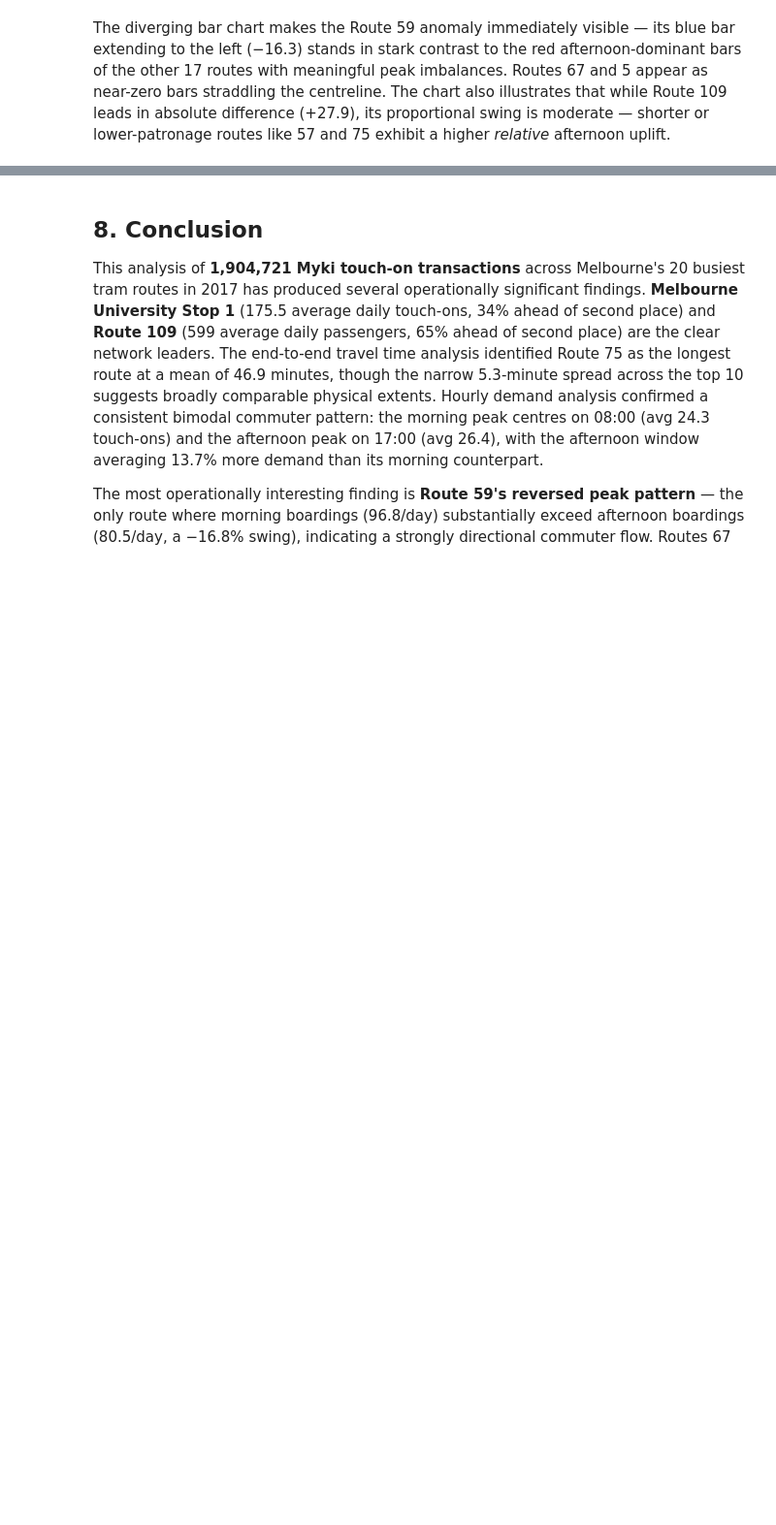
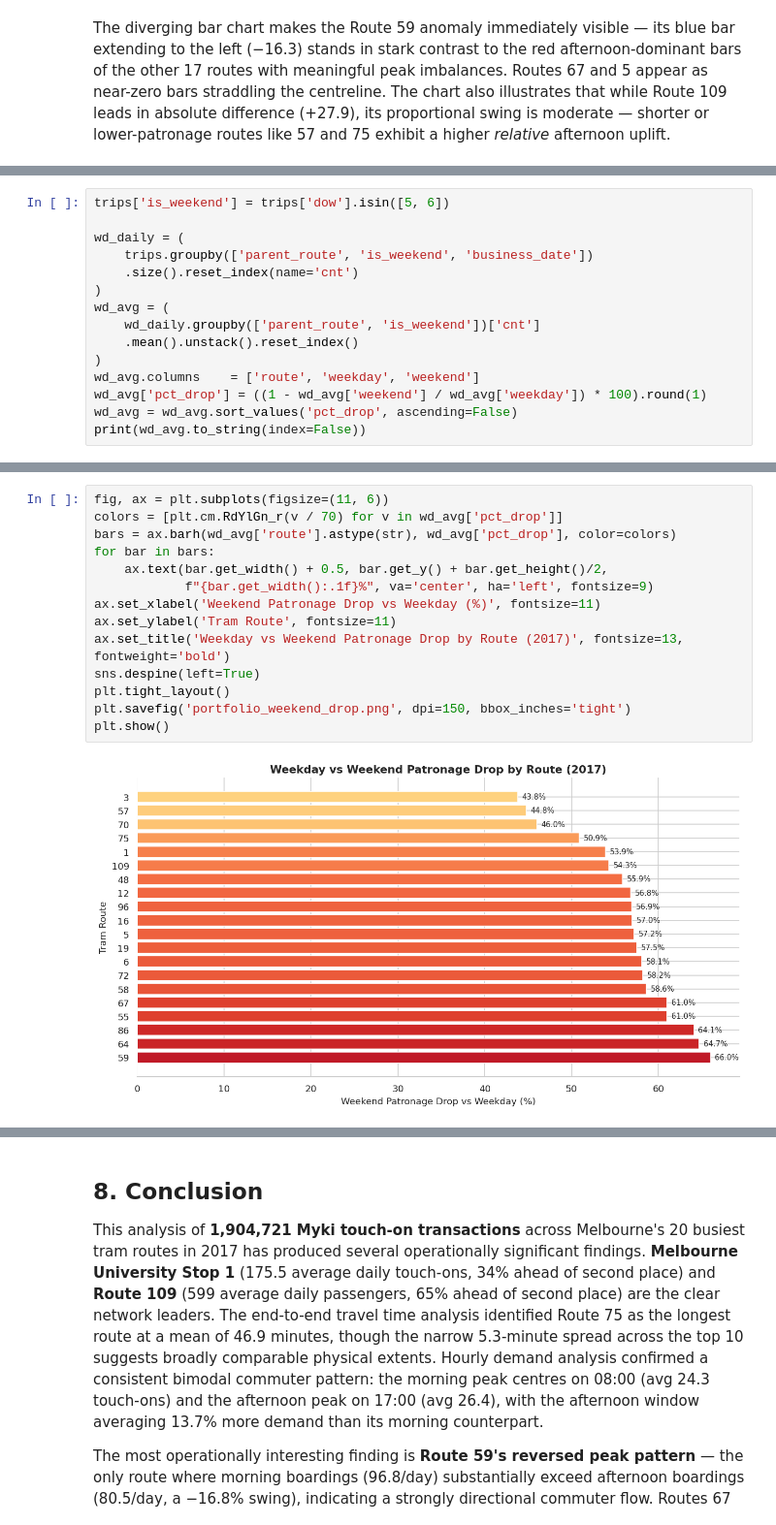
Before and after one commit to kawserutshopro321/Melbourne-Myki-Tram-Network-Analysis-Main-2017, a Jupyter notebook: SIT731_Task4P_225586507.ipynb, the cells around one changed output, grey strips where cells are left out. Shown at 97% size. Drawn from its saved outputs; the diff is of its cells as text; blank space fills up the shorter version.

```diff
--- a/SIT731_Task4P_225586507.ipynb
+++ b/SIT731_Task4P_225586507.ipynb
@@ -601,0 +736,15 @@ The diverging bar chart makes the Route 59 anomaly immediately visible — its b
+# %%
+trips['is_weekend'] = trips['dow'].isin([5, 6])
+
+wd_daily = (
+    trips.groupby(['parent_route', 'is_weekend', 'business_date'])
+    .size().reset_index(name='cnt')
+)
+wd_avg = (
+    wd_daily.groupby(['parent_route', 'is_weekend'])['cnt']
+    .mean().unstack().reset_index()
+)
+wd_avg.columns    = ['route', 'weekday', 'weekend']
+wd_avg['pct_drop'] = ((1 - wd_avg['weekend'] / wd_avg['weekday']) * 100).round(1)
+wd_avg = wd_avg.sort_values('pct_drop', ascending=False)
+print(wd_avg.to_string(index=False))
@@ -601,0 +785,16 @@ The diverging bar chart makes the Route 59 anomaly immediately visible — its b
+# %%
+fig, ax = plt.subplots(figsize=(11, 6))
+colors = [plt.cm.RdYlGn_r(v / 70) for v in wd_avg['pct_drop']]
+bars = ax.barh(wd_avg['route'].astype(str), wd_avg['pct_drop'], color=colors)
+for bar in bars:
+    ax.text(bar.get_width() + 0.5, bar.get_y() + bar.get_height()/2,
+            f"{bar.get_width():.1f}%", va='center', ha='left', fontsize=9)
+ax.set_xlabel('Weekend Patronage Drop vs Weekday (%)', fontsize=11)
+ax.set_ylabel('Tram Route', fontsize=11)
+ax.set_title('Weekday vs Weekend Patronage Drop by Route (2017)', fontsize=13, fontweight='bold')
+sns.despine(left=True)
+plt.tight_layout()
+plt.savefig('portfolio_weekend_drop.png', dpi=150, bbox_inches='tight')
+plt.show()
+# %% [output]
+[figure, added]
```
Also changed, not shown: parts of 49 cells of this notebook.
